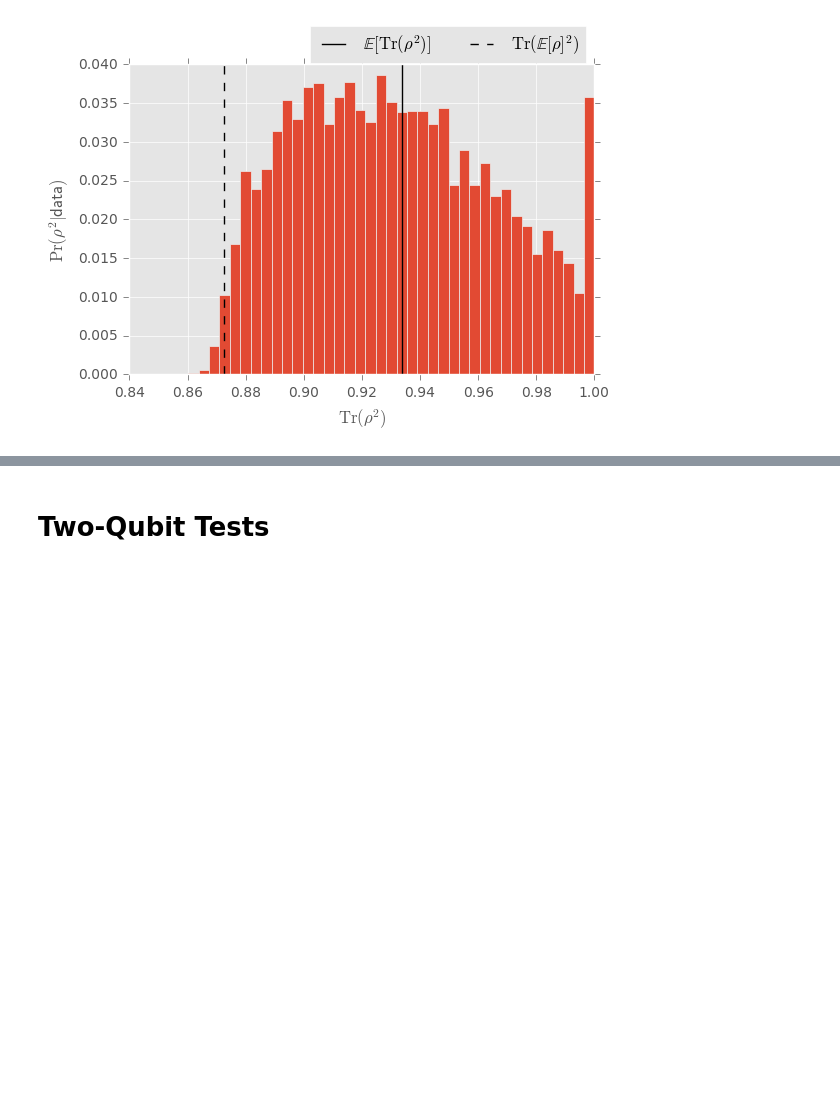
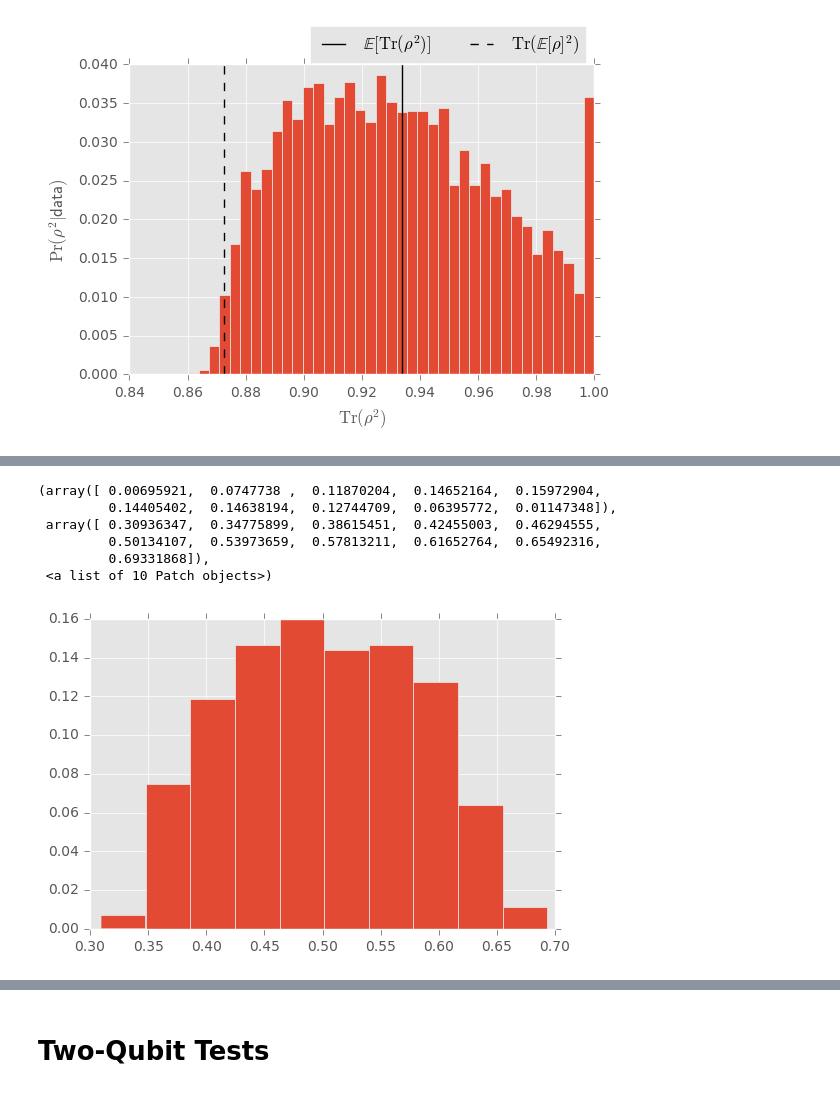
Before and after one commit to jamescolless/Bayesian_Tomography, a Jupyter notebook: two-qubit-state-tomo.ipynb, the cells around one changed output, grey strips where cells are left out. Saved outputs shown, nothing was run; the diff lists cells and outputs as text; code cells hidden in the pictures; blank space fills up the shorter version.

```diff
--- a/two-qubit-state-tomo.ipynb
+++ b/two-qubit-state-tomo.ipynb
@@ -217,0 +251,10 @@ plt.legend(ncol=2, bbox_to_anchor=(1, 1.15))
+# %%
+plt.hist(rho_theta / np.pi, weights=updater.particle_weights)
+# %% [output]
+(array([ 0.00695921,  0.0747738 ,  0.11870204,  0.14652164,  0.15972904,
+         0.14405402,  0.14638194,  0.12744709,  0.06395772,  0.01147348]),
+ array([ 0.30936347,  0.34775899,  0.38615451,  0.42455003,  0.46294555,
+         0.50134107,  0.53973659,  0.57813211,  0.61652764,  0.65492316,
+         0.69331868]),
+ <a list of 10 Patch objects>)
+[figure, added]
```
Also changed, not shown: parts of 5 cells of this notebook.
